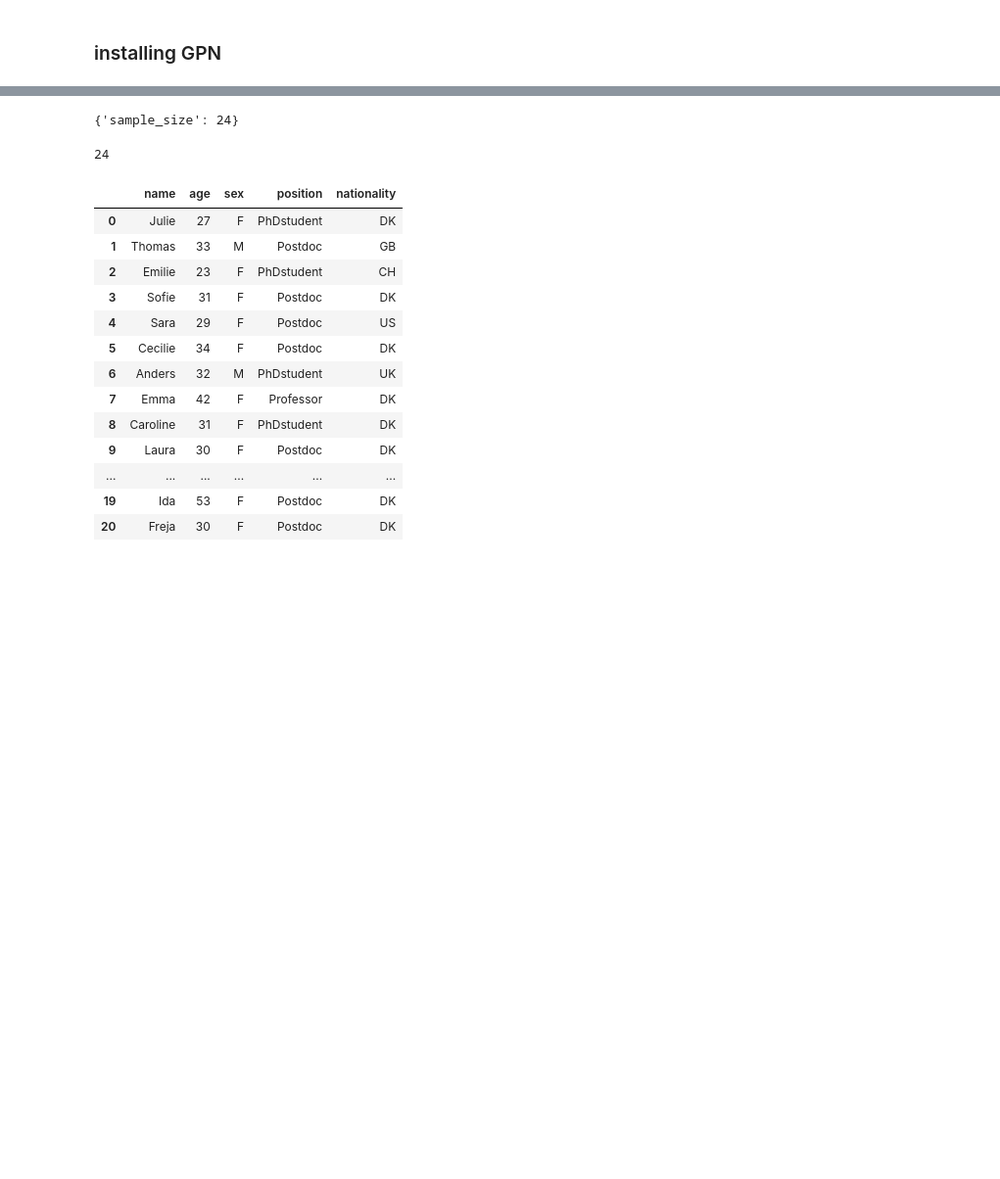
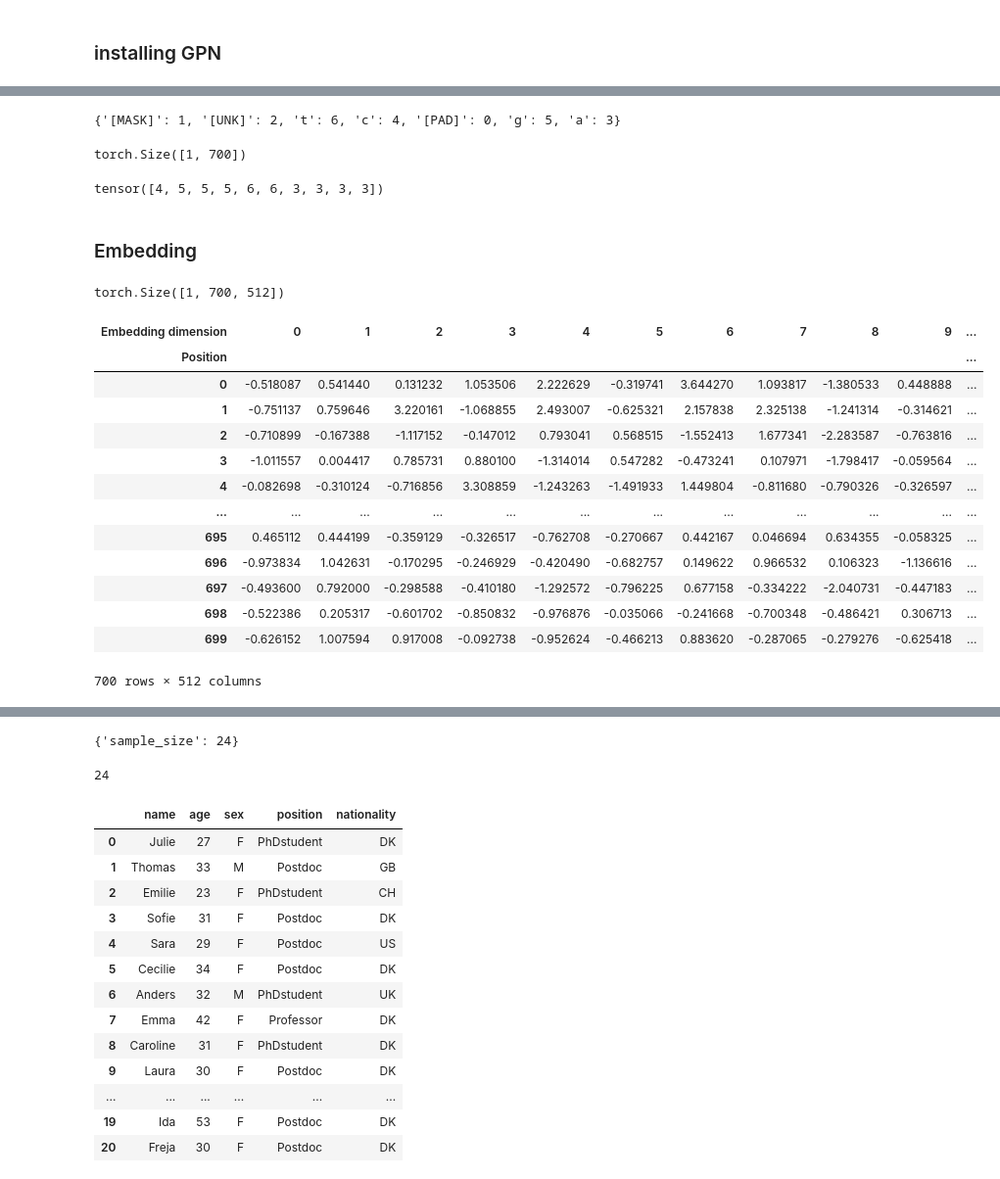
Before and after one commit to munch-group/johan_gpn_v2, a Jupyter notebook: notebooks/01_testing_GPN.ipynb, the cells around one changed output, grey strips where cells are left out. Shown at 98% size. Drawn from its saved outputs; the diff is of its cells as text; code cells hidden in the pictures; blank space fills up the shorter version.

```diff
--- a/notebooks/01_testing_GPN.ipynb
+++ b/notebooks/01_testing_GPN.ipynb
@@ -16,2 +43,5 @@ model = AutoModelForMaskedLM.from_pretrained("songlab/gpn-brassicales")
 # %%
-## just a test
+tokenizer = AutoTokenizer.from_pretrained(model_path)
+tokenizer.get_vocab()
+# %% [output]
+{'[MASK]': 1, '[UNK]': 2, 't': 6, 'c': 4, '[PAD]': 0, 'g': 5, 'a': 3}
@@ -40,0 +48,9 @@ from global_params import load_params
+# %%
+input_ids = tokenizer(seq, return_tensors="pt", return_attention_mask=False, return_token_type_ids=False)["input_ids"]
+print(input_ids.shape)
+input_ids[0, :10]
+# %% [output]
+torch.Size([1, 700])
+tensor([4, 5, 5, 5, 6, 6, 3, 3, 3, 3])
+# %% [markdown]
+### Embedding
@@ -40,0 +60,6 @@ from global_params import load_params
+# %%
+with torch.no_grad():
+    embedding = model(input_ids=input_ids).last_hidden_state
+embedding.shape
+# %% [output]
+torch.Size([1, 700, 512])
@@ -40,0 +68,20 @@ from global_params import load_params
+# %%
+embedding_df = pd.DataFrame(StandardScaler().fit_transform(embedding[0].numpy()))
+embedding_df.index.name = "Position"
+embedding_df.columns.name = "Embedding dimension"
+embedding_df
+# %% [output]
+| Embedding dimension | 0 | 1 | 2 | 3 | 4 | 5 | 6 | 7 | 8 | 9 | ... |
+| Position |  |  |  |  |  |  |  |  |  |  | ... |
+| 0 | -0.518087 | 0.541440 | 0.131232 | 1.053506 | 2.222629 | -0.319741 | 3.644270 | 1.093817 | -1.380533 | 0.448888 | ... |
+| 1 | -0.751137 | 0.759646 | 3.220161 | -1.068855 | 2.493007 | -0.625321 | 2.157838 | 2.325138 | -1.241314 | -0.314621 | ... |
+| 2 | -0.710899 | -0.167388 | -1.117152 | -0.147012 | 0.793041 | 0.568515 | -1.552413 | 1.677341 | -2.283587 | -0.763816 | ... |
+| 3 | -1.011557 | 0.004417 | 0.785731 | 0.880100 | -1.314014 | 0.547282 | -0.473241 | 0.107971 | -1.798417 | -0.059564 | ... |
+| 4 | -0.082698 | -0.310124 | -0.716856 | 3.308859 | -1.243263 | -1.491933 | 1.449804 | -0.811680 | -0.790326 | -0.326597 | ... |
+| ... | ... | ... | ... | ... | ... | ... | ... | ... | ... | ... | ... |
+| 695 | 0.465112 | 0.444199 | -0.359129 | -0.326517 | -0.762708 | -0.270667 | 0.442167 | 0.046694 | 0.634355 | -0.058325 | ... |
+| 696 | -0.973834 | 1.042631 | -0.170295 | -0.246929 | -0.420490 | -0.682757 | 0.149622 | 0.966532 | 0.106323 | -1.136616 | ... |
+| 697 | -0.493600 | 0.792000 | -0.298588 | -0.410180 | -1.292572 | -0.796225 | 0.677158 | -0.334222 | -2.040731 | -0.447183 | ... |
+| 698 | -0.522386 | 0.205317 | -0.601702 | -0.850832 | -0.976876 | -0.035066 | -0.241668 | -0.700348 | -0.486421 | 0.306713 | ... |
+| 699 | -0.626152 | 1.007594 | 0.917008 | -0.092738 | -0.952624 | -0.466213 | 0.883620 | -0.287065 | -0.279276 | -0.625418 | ... |
+700 rows × 512 columns
```
Also changed, not shown: parts of 18 cells of this notebook.
